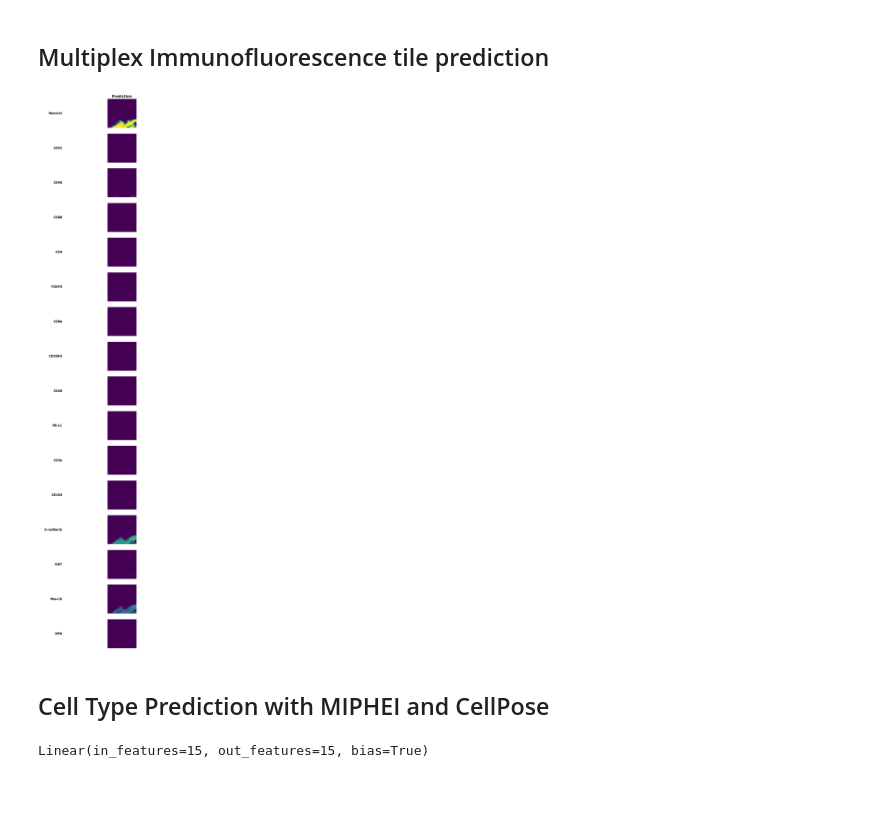
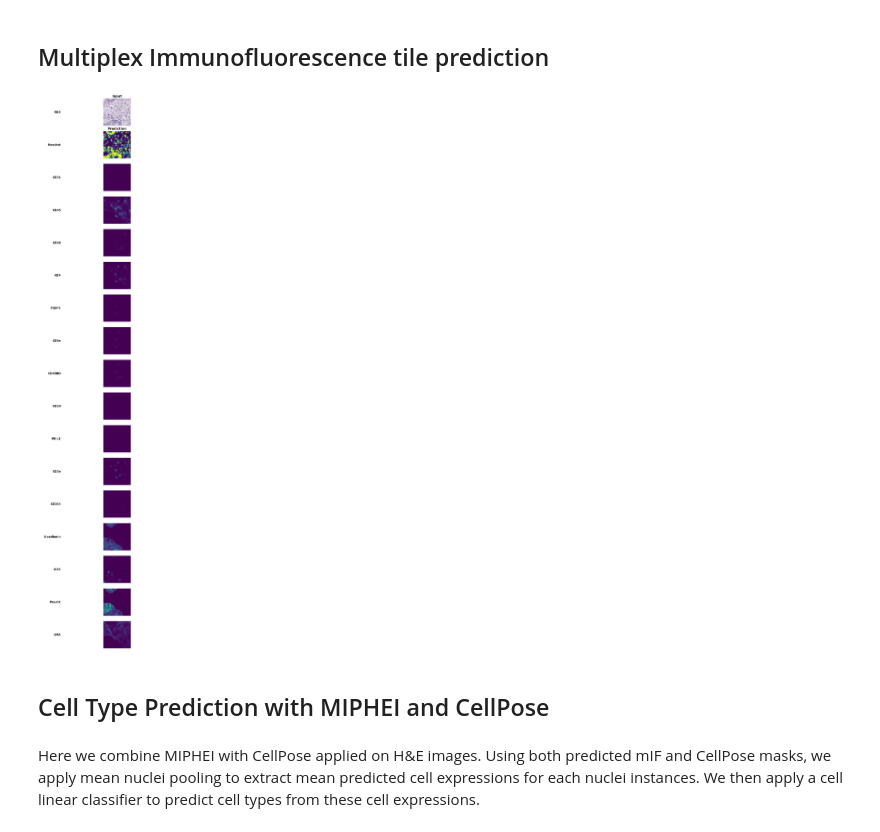
Before and after one commit to Sanofi-Public/MIPHEI-ViT, a Jupyter notebook: notebooks/colab_inference.ipynb, the cells around one changed output. Drawn from its saved outputs; the diff is of its cells as text; code cells hidden in the pictures; blank space fills up the shorter version.

```diff
--- a/notebooks/colab_inference.ipynb
+++ b/notebooks/colab_inference.ipynb
@@ -108,8 +183,8 @@ transform = T.Compose([
     T.Resize((width, height)),
     T.ToTensor(),  # Converts to shape [3, H, W], range [0,1]
     T.Normalize(
-        mean=(0.485, 0.456, 0.406),
-        std=(0.229, 0.224, 0.225)
+        mean=np.asarray(config.data.normalization.mean) / 255,  #(0.485, 0.456, 0.406),
+        std=np.asarray(config.data.normalization.std) / 255,  #(0.229, 0.224, 0.225)
     ),  # H-optimus-0 normalization
 ])
 # %%
@@ -120,41 +195,56 @@ len(image_paths)
 # %% [markdown]
 ## Multiplex Immunofluorescence tile prediction
 # %%
-img = Image.open(image_paths[np.random.randint(len(image_paths))]).convert("RGB").crop((38, 38, 294, 294))
+img = Image.open(image_paths[np.random.randint(len(image_paths))]).convert("RGB").crop((38, 38, 294, 294))  # central crop
 tile_tensor = transform(img).unsqueeze(0)  # Add batch dim: [1, 3, width, height]
 
 # Predict mIF channels
 with torch.inference_mode():
-    mif_pred = model(tile_tensor.to(device).half()).squeeze()  # Output: [16, width, height]
+  with torch.autocast(device_type=device, dtype=torch.float16, enabled=(device != "cpu")):
+    mif_pred = model(tile_tensor.to(device))  # [16, width, height]
+    mif_pred = model(tile_tensor.to(device)).squeeze()  # Output: [16, width, height]
     mif_pred = (mif_pred.clamp(-0.9, 0.9) + 0.9) / 1.8  # [-0.9, 0.9] -> [0., 1.]
     mif_pred = (mif_pred * 255).to(torch.uint8)
     mif_pred = mif_pred.permute((1, 2, 0)).cpu()
 # %%
 n_channels = len(channel_names)
-fig = plt.figure(figsize=(10, 2.5 * n_channels))
-gs = gridspec.GridSpec(n_channels, 2, width_ratios=[0.2, 1], wspace=0.05)
+fig = plt.figure(figsize=(10, 2.5 * (n_channels + 1)))
+gs = gridspec.GridSpec(n_channels + 1, 2, width_ratios=[0.2, 1], wspace=0.05)
+
+ax_label = fig.add_subplot(gs[0, 0])
+ax_label.axis("off")
+ax_label.text(1.0, 0.5, "H&E",
+              va='center', ha='right', fontsize=12, fontweight='bold')
+
+ax_img = fig.add_subplot(gs[0, 1])
+ax_img.imshow(img)
+ax_img.axis("off")
+ax_img.set_title("Input", fontsize=14, fontweight="bold")
 
 for i in range(n_channels):
+    row = i + 1  # shift by 1
+
     # Label column
-    ax_label = fig.add_subplot(gs[i, 0])
+    ax_label = fig.add_subplot(gs[row, 0])
     ax_label.axis("off")
     ax_label.text(1.0, 0.5, channel_names[i],
                   va='center', ha='right', fontsize=12, fontweight='bold')
 
     # Prediction
-    ax_pred = fig.add_subplot(gs[i, 1])
+    ax_pred = fig.add_subplot(gs[row, 1])
     ax_pred.imshow(mif_pred[..., i], vmin=0, vmax=100, cmap='viridis')
     ax_pred.axis("off")
     if i == 0:
         ax_pred.set_title("Prediction", fontsize=14, fontweight="bold")
 
-
 plt.tight_layout()
 plt.show()
 # %% [output]
-[figure, old version]
+[figure, new version]
 # %% [markdown]
 ## Cell Type Prediction with MIPHEI and CellPose
+# %% [markdown]
+Here we combine MIPHEI with CellPose applied on H&E images. Using both predicted mIF and CellPose masks, we apply mean nuclei pooling to extract mean predicted cell expressions for each nuclei instances. We then apply a cell linear classifier to predict cell types from these cell expressions.
 # %%
 #@title Cell Prediction Utils
 #@markdown MeanCellExtrator allows to extract mean mIF intensities per images
@@ -277,15 +367,3 @@ def create_nuclei_types(nuclei_mask_torch, cell_predictions, cell_ids):
         cell_ids_class = cell_ids[cell_predictions[..., idx_class]]
         nuclei_types_torch[:, idx_class] = torch.isin(nuclei_mask_torch, cell_ids_class).cpu()
     return nuclei_types_torch
-# %%
-from cellpose import models
-
-cellpose_model = models.Cellpose(model_type="nuclei", gpu=device == "cuda")
-mean_extractor = MeanCellExtrator().to(device)
-n_marker = nc_out - 1
-logreg = torch.nn.Linear(15, n_marker)
-logreg_state_dict = torch.load("logreg.pth", map_location="cpu")
-logreg.load_state_dict(logreg_state_dict)
-logreg.eval().to(device)
-# %% [output]
-Linear(in_features=15, out_features=15, bias=True)
```
Also changed, not shown: parts of 50 cells of this notebook, 49 other files.
